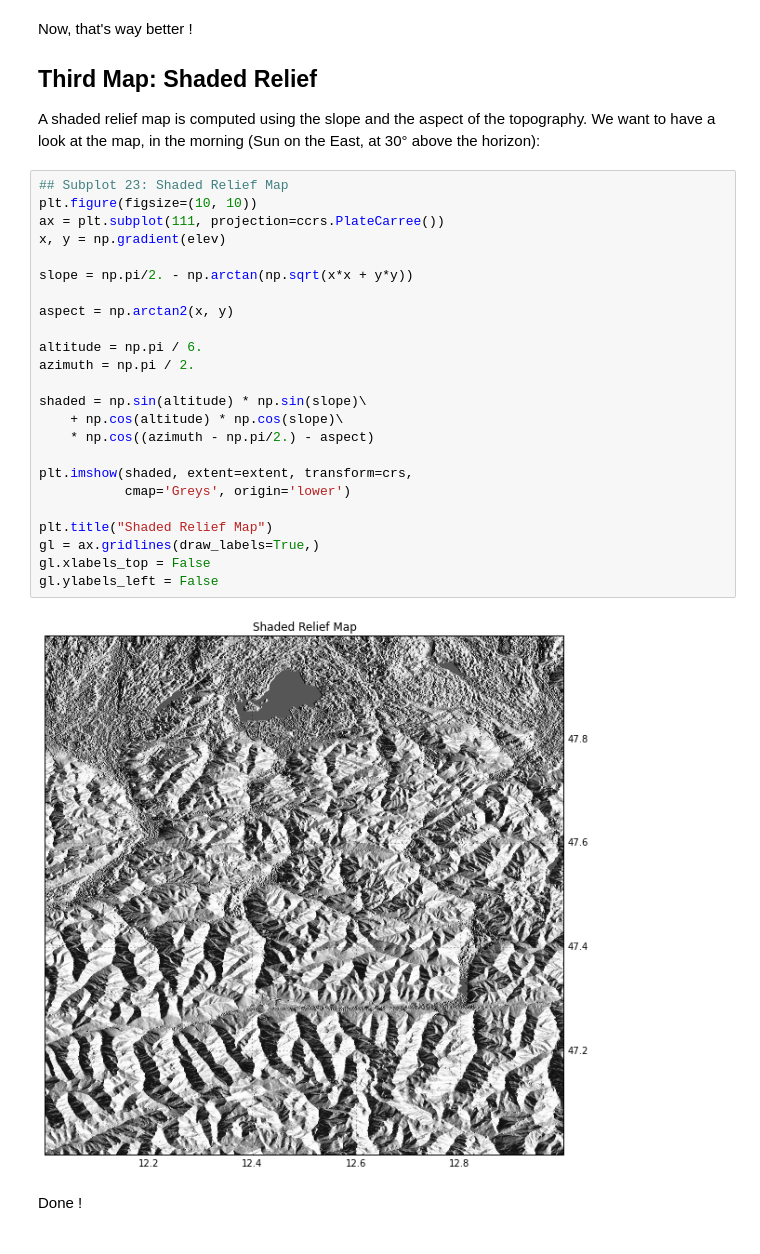
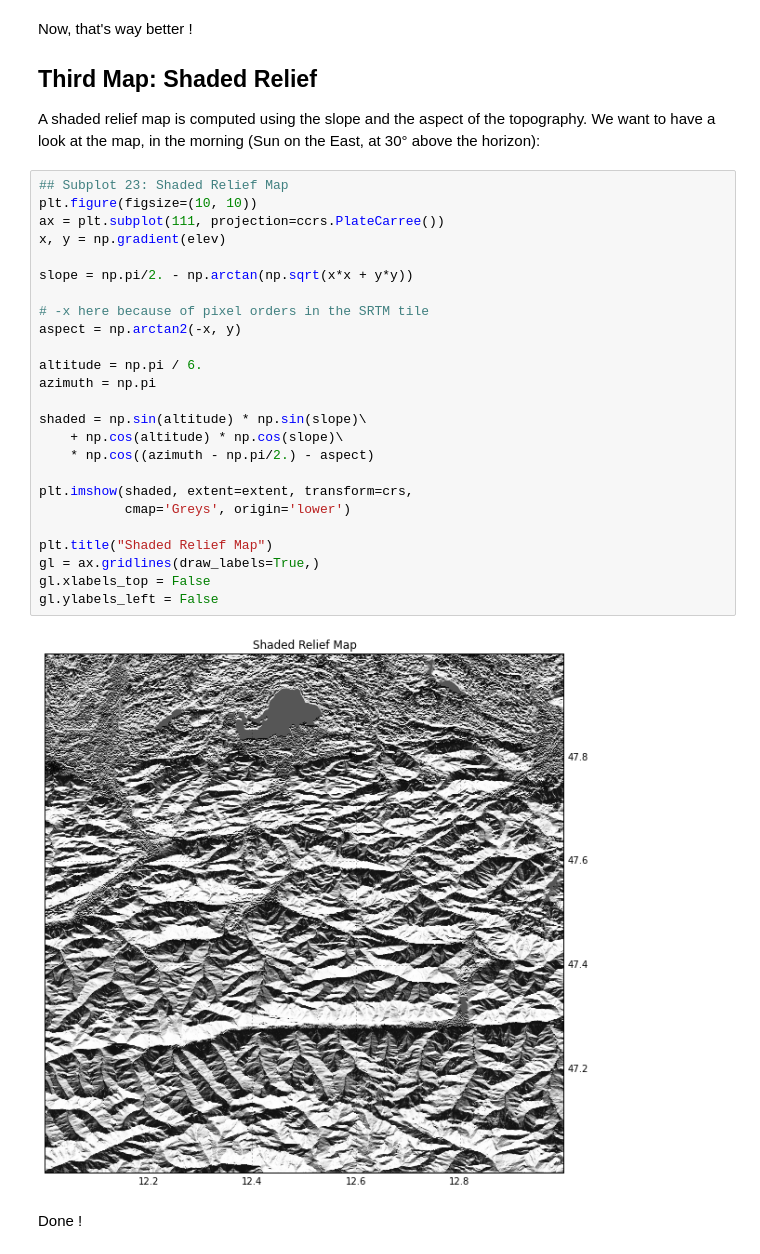
Before and after one commit to ThomasLecocq/geophysique.be, a Jupyter notebook: 2014-02-25 Shaded Relief Map in Python.ipynb, the cells around one changed output. Drawn from its saved outputs; the diff is of its cells as text.

```diff
--- a/2014-02-25 Shaded Relief Map in Python.ipynb
+++ b/2014-02-25 Shaded Relief Map in Python.ipynb
@@ -122,28 +120,29 @@ A shaded relief map is computed using the slope and the aspect of the topography
 # %%
 ## Subplot 23: Shaded Relief Map
 plt.figure(figsize=(10, 10))
 ax = plt.subplot(111, projection=ccrs.PlateCarree())
 x, y = np.gradient(elev)
 
 slope = np.pi/2. - np.arctan(np.sqrt(x*x + y*y))
 
-aspect = np.arctan2(x, y)
+# -x here because of pixel orders in the SRTM tile
+aspect = np.arctan2(-x, y)
 
 altitude = np.pi / 6.
-azimuth = np.pi / 2.
+azimuth = np.pi
 
 shaded = np.sin(altitude) * np.sin(slope)\
     + np.cos(altitude) * np.cos(slope)\
     * np.cos((azimuth - np.pi/2.) - aspect)
 
 plt.imshow(shaded, extent=extent, transform=crs,
            cmap='Greys', origin='lower')
 
 plt.title("Shaded Relief Map")
 gl = ax.gridlines(draw_labels=True,)
 gl.xlabels_top = False
 gl.ylabels_left = False
 # %% [output]
-[figure, old version]
+[figure, new version]
 # %% [markdown]
 Done !
```
Also changed, not shown: parts of 1 cell of this notebook.
